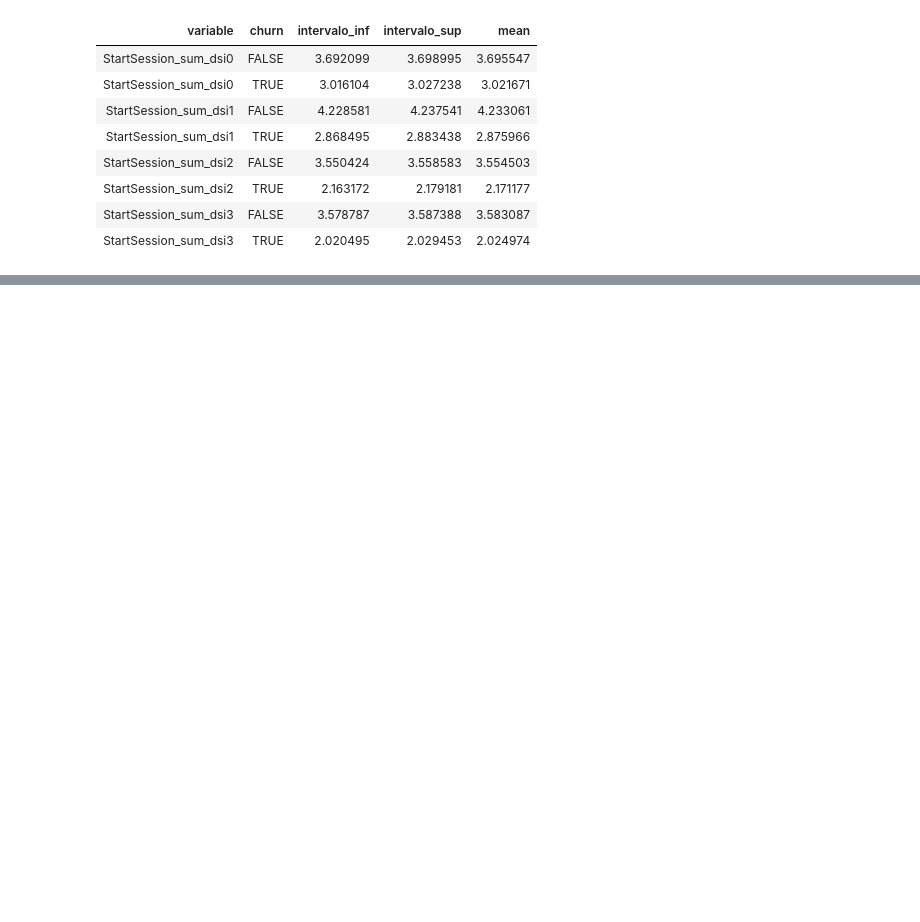
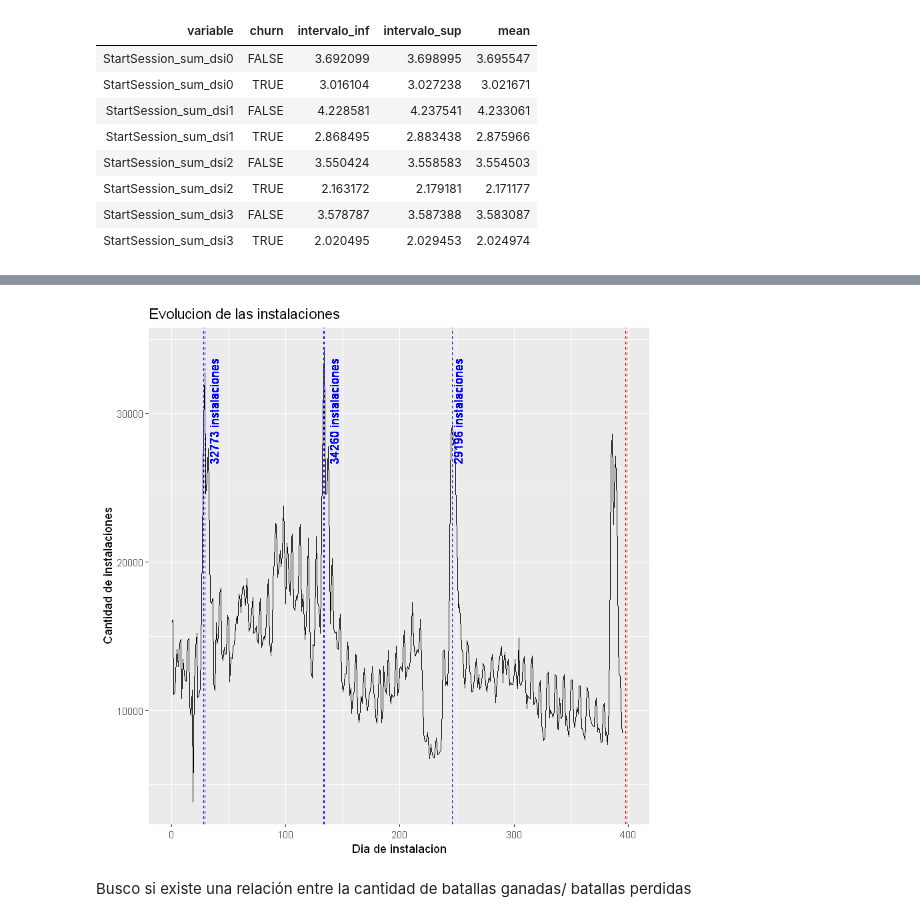
Before and after one commit to EmilianoLS/Fundamentos_DataMining, a Jupyter notebook: TP_1_DM.ipynb, the cells around one changed output, grey strips where cells are left out. Drawn from its saved outputs; the diff is of its cells as text; code cells hidden in the pictures; blank space fills up the shorter version.

```diff
--- a/TP_1_DM.ipynb
+++ b/TP_1_DM.ipynb
@@ -218,0 +237,2 @@ labs(x = 'Media de sesiones', y = 'Dia')
+# %%
+grafico_3 <- train %>% group_by(install_date) %>% summarize(total_installed = n()) %>% ungroup()
@@ -218,0 +241,10 @@ labs(x = 'Media de sesiones', y = 'Dia')
+# %%
+ggplot(grafico_3) + geom_line(mapping = aes(x = install_date, y = total_installed)) +
+geom_vline(xintercept = c(398:399), color = 'red', linetype = 'dashed') +
+geom_vline(xintercept = c(134,29,133,28,246), color = 'blue', linetype = 'dashed') +
+geom_text(aes(x = 134, label="\n 34260 instalaciones", y = 30000), colour="blue", angle=90, text=element_text(size=5)) +
+geom_text(aes(x = 29, label="\n 32773 instalaciones", y = 30000), colour="blue", angle=90, text=element_text(size=5))+
+geom_text(aes(x = 243, label="\n 29196 instalaciones", y = 30000), colour="blue", angle=90, text=element_text(size=5)) +
+labs(x = 'Dia de instalacion', y = 'Cantidad de instalaciones') +
+ggtitle('Evolucion de las instalaciones')
+# %% [output]
@@ -218,0 +255,3 @@ labs(x = 'Media de sesiones', y = 'Dia')
+[figure, added]
+# %% [markdown]
+Busco si existe una relación entre la cantidad de batallas ganadas/ batallas perdidas
```
Also changed, not shown: parts of 18 cells of this notebook.
